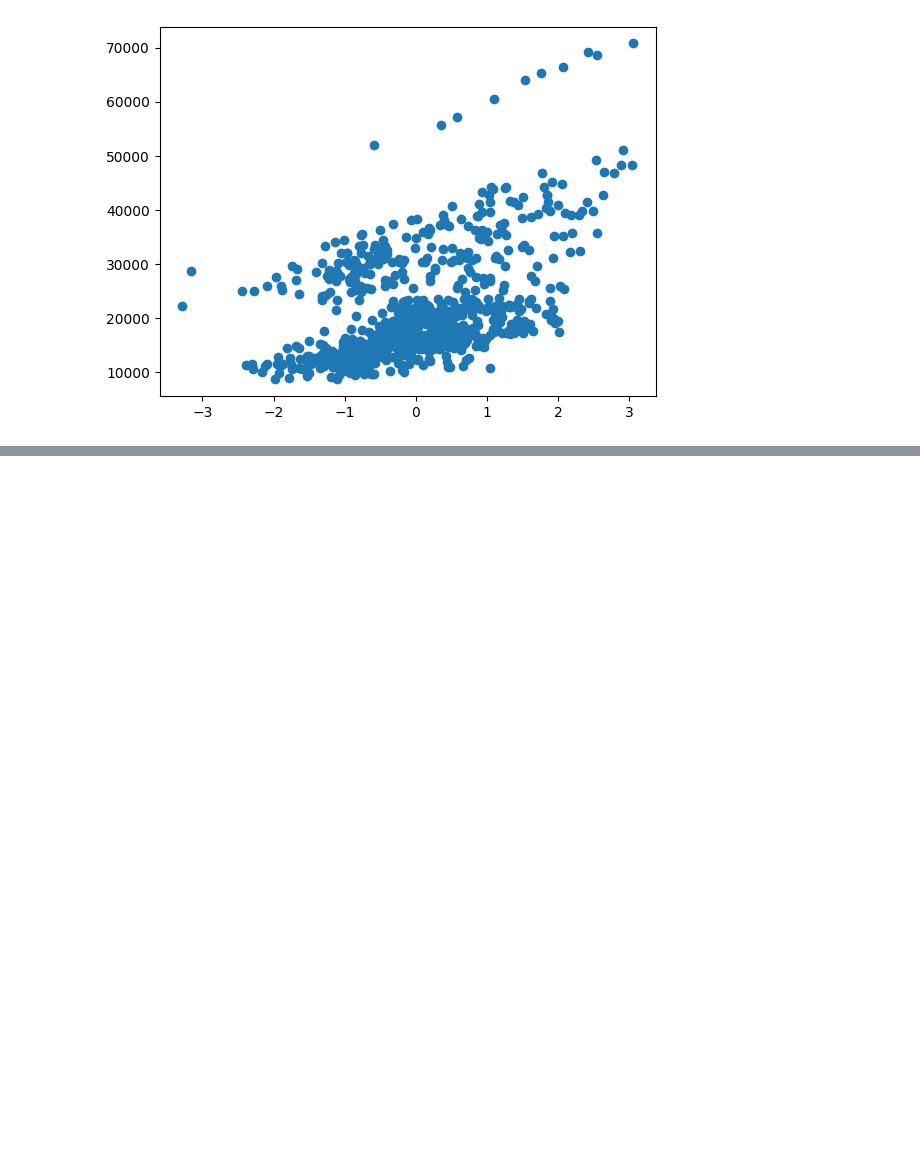
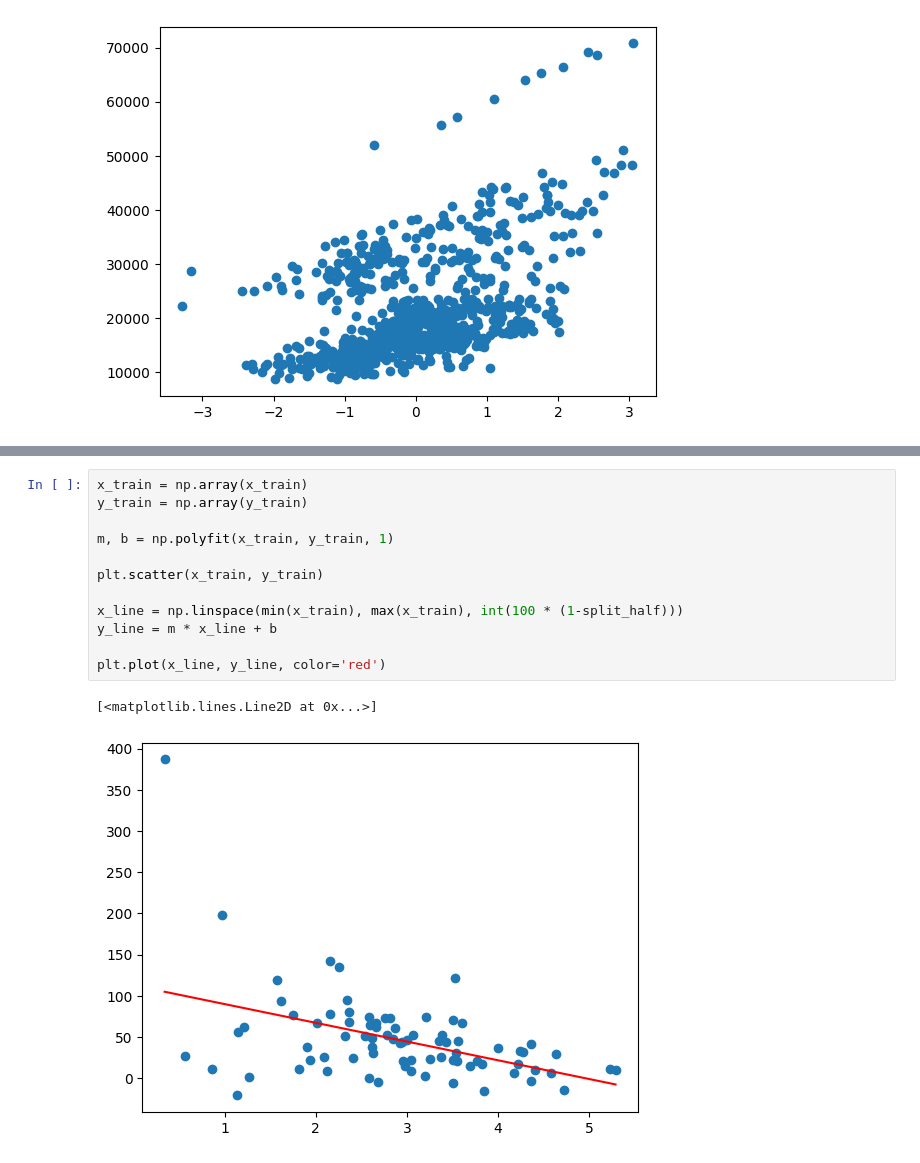
Before and after one commit to kolithawarnakulasooriya/Gen-AI-Torch-Learning, a Jupyter notebook: data-dists.ipynb, the cells around one changed output, grey strips where cells are left out. Cells and saved outputs as stored; diff of their text form; blank space fills up the shorter version.

```diff
--- a/data-dists.ipynb
+++ b/data-dists.ipynb
@@ -81,0 +103,15 @@ array([[26672.56612287]])
+# %%
+x_train = np.array(x_train)
+y_train = np.array(y_train)
+
+m, b = np.polyfit(x_train, y_train, 1)
+
+plt.scatter(x_train, y_train)
+
+x_line = np.linspace(min(x_train), max(x_train), int(100 * (1-split_half)))
+y_line = m * x_line + b
+
+plt.plot(x_line, y_line, color='red')
+# %% [output]
+[<matplotlib.lines.Line2D at 0x...>]
+[figure, added]
```
Also changed, not shown: parts of 6 cells of this notebook.
